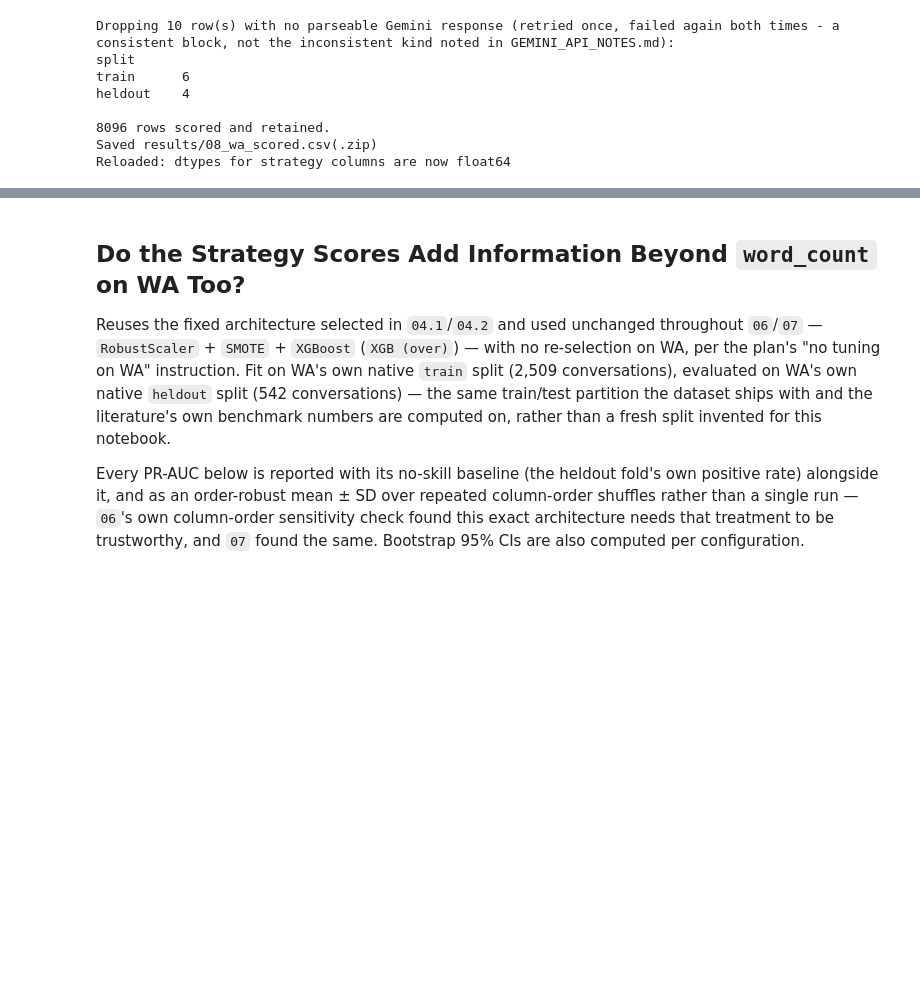
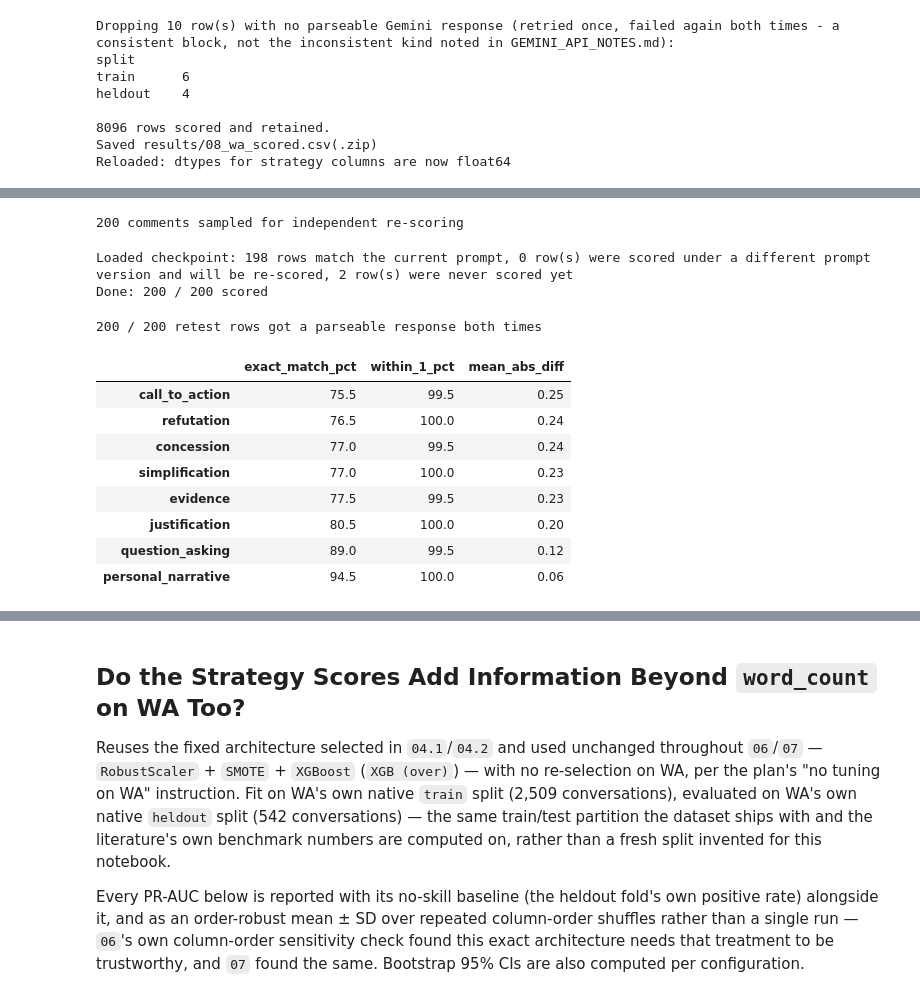
Before and after one commit to jct-nlp/change-my-view-2025, a Jupyter notebook: this work/08_wa_external_validation.ipynb, the cells around one changed output, grey strips where cells are left out. Saved outputs shown, nothing was run; the diff lists cells and outputs as text; code cells hidden in the pictures; blank space fills up the shorter version.

```diff
--- a/this work/08_wa_external_validation.ipynb
+++ b/this work/08_wa_external_validation.ipynb
@@ -312,0 +317,38 @@ Reloaded: dtypes for strategy columns are now float64
+# %%
+retest_sample = wa_df.sample(n=200, random_state=42)[['original_post', 'thread_text', 'final_comment']].copy()
+print(f'{len(retest_sample)} comments sampled for independent re-scoring')
+# %% [output]
+200 comments sampled for independent re-scoring
+# %%
+WA_RETEST_CHECKPOINT_PATH = '../results/wa_strategy_scores_retest_checkpoint.csv'
+
+retest_scores_df = common_functions.score_comments_by_thread(
+    retest_sample, STRATEGY_NAMES, get_strategy_scores_batch_op, WA_RETEST_CHECKPOINT_PATH, PROMPT_HASH_V2)
+# %% [output]
+Loaded checkpoint: 198 rows match the current prompt, 0 row(s) were scored under a different prompt version and will be re-scored, 2 row(s) were never scored yet
+Done: 200 / 200 scored
+# %%
+retest_valid = retest_scores_df[retest_scores_df[STRATEGY_NAMES[0]].notna()]
+print(f'{len(retest_valid)} / {len(retest_scores_df)} retest rows got a parseable response both times')
+
+original_scores = wa_df.loc[retest_valid.index, STRATEGY_NAMES]
+retest_only = retest_valid[STRATEGY_NAMES]
+diff = (retest_only - original_scores).astype(float)
+
+wa_retest_agreement = pd.DataFrame({
+    'exact_match_pct': (diff == 0).mean() * 100,
+    'within_1_pct': (diff.abs() <= 1).mean() * 100,
+    'mean_abs_diff': diff.abs().mean(),
+}).sort_values('exact_match_pct')
+wa_retest_agreement.round(2)
+# %% [output]
+200 / 200 retest rows got a parseable response both times
+|  | exact_match_pct | within_1_pct | mean_abs_diff |
+| call_to_action | 75.5 | 99.5 | 0.25 |
+| refutation | 76.5 | 100.0 | 0.24 |
+| concession | 77.0 | 99.5 | 0.24 |
+| simplification | 77.0 | 100.0 | 0.23 |
+| evidence | 77.5 | 99.5 | 0.23 |
+| justification | 80.5 | 100.0 | 0.20 |
+| question_asking | 89.0 | 99.5 | 0.12 |
+| personal_narrative | 94.5 | 100.0 | 0.06 |
```
Also changed, not shown: parts of 5 cells of this notebook, 1 other file.
